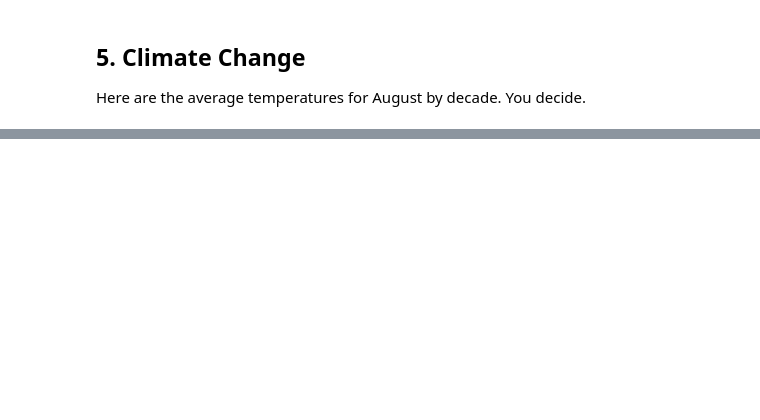
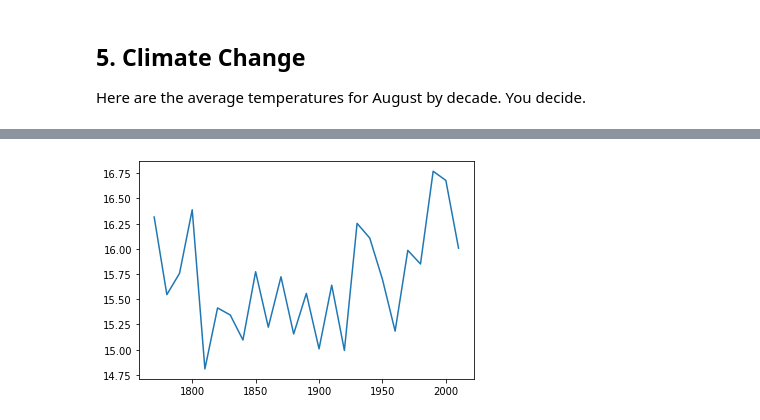
Before and after one commit to madlogos/sqlzoo, a Jupyter notebook: Hive/19 White Christmas.ipynb, the cells around one changed output, grey strips where cells are left out. Drawn from its saved outputs; the diff is of its cells as text; code cells hidden in the pictures; blank space fills up the shorter version.

```diff
--- a/Hive/19 White Christmas.ipynb
+++ b/Hive/19 White Christmas.ipynb
@@ -111,3 +192,10 @@ SELECT yr-1811 as age FROM hadcet
 ## 5. Climate Change
 
 Here are the average temperatures for August by decade. You decide.
+# %%
+df = %sql SELECT DISTINCT ROUND(yr/10,0)*10 AS decade, \
+  ROUND(AVG(m8) OVER(PARTITION BY ROUND(yr/10,0)*10), 2) avg_temp \
+  FROM hadcet \
+  WHERE m8 <> -999 \
+  ORDER BY ROUND(yr/10,0)*10;
+df
@@ -113,0 +222,11 @@ Here are the average temperatures for August by decade. You decide.
+# %%
+%matplotlib inline
+import pandas as pd
+import matplotlib.pyplot as plt
+df = pd.DataFrame(df)
+df.columns=['decade', 'avg_temp']
+df['avg_temp'] = df['avg_temp']/10
+plt.plot(df['decade'], df['avg_temp'])
+plt.show()
+# %% [output]
+[figure, added]
```
Also changed, not shown: parts of 7 cells of this notebook, 26 other files.
